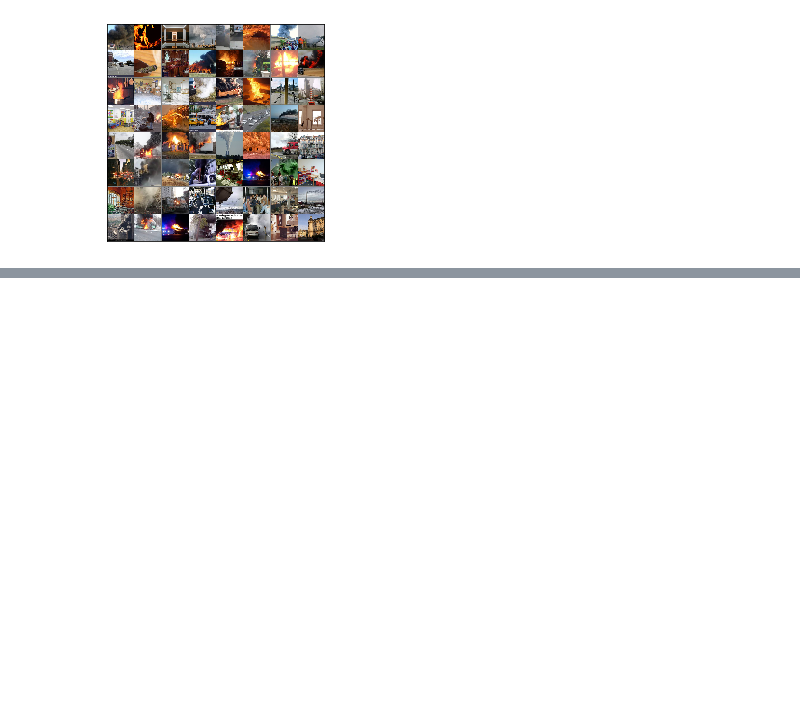
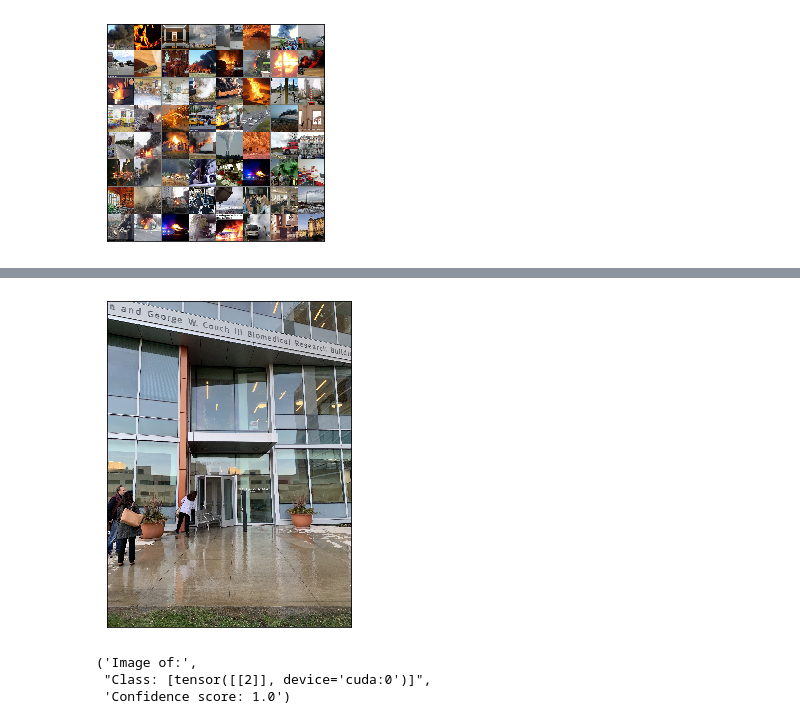
Before and after one commit to deepenmi/FireNSmokeDetection, a Jupyter notebook: FireSmokeDetection.ipynb, the cells around one changed output, grey strips where cells are left out. Drawn from its saved outputs; the diff is of its cells as text; code cells hidden in the pictures; blank space fills up the shorter version.

```diff
--- a/FireSmokeDetection.ipynb
+++ b/FireSmokeDetection.ipynb
@@ -279,0 +303,7 @@ inferenceing_function(img_path)
+# %%
+inferenceing_function('falsefire.jpg')
+# %% [output]
+[figure, added]
+('Image of:',
+ "Class: [tensor([[2]], device='cuda:0')]",
+ 'Confidence score: 1.0')
```
Also changed, not shown: parts of 4 cells of this notebook.
